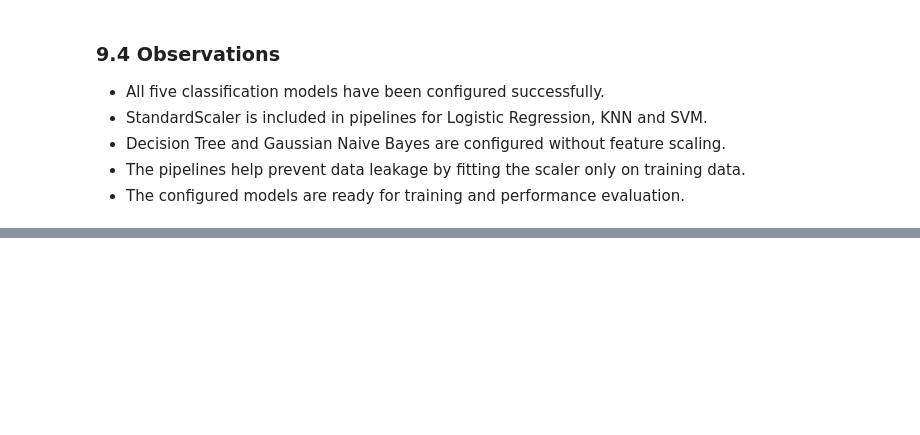
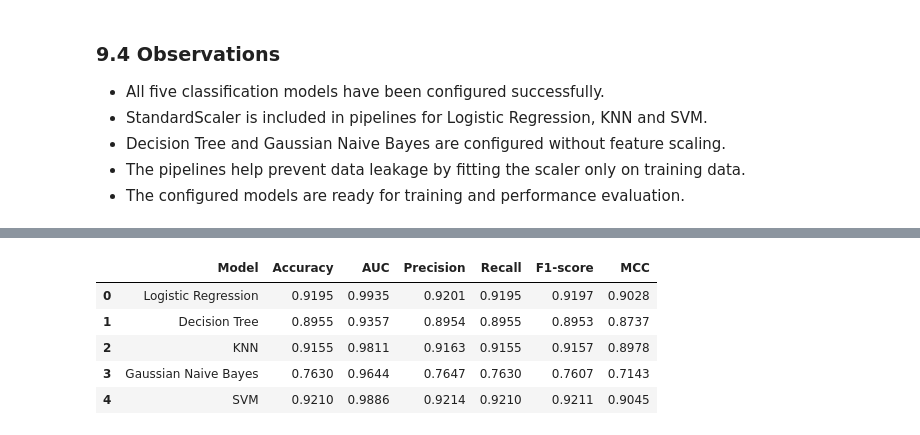
Before and after one commit to sharmisharapinj/BITS_ML_Assignment_2, a Jupyter notebook: ML_Assignment_2.ipynb, the cells around one changed output, grey strips where cells are left out. Saved outputs shown, nothing was run; the diff lists cells and outputs as text; code cells hidden in the pictures; blank space fills up the shorter version.

Commit message:
feat: train and evaluate five classification models

```diff
--- a/ML_Assignment_2.ipynb
+++ b/ML_Assignment_2.ipynb
@@ -465,12 +466,12 @@ knn = Pipeline([
 # Gaussian Naive Bayes
 naive_bayes = GaussianNB()
 
-# Support Vector Machine with feature scaling
+# Support Vector Machine with feature scaling and probability calibration
 svm = Pipeline([
     ("scaler", StandardScaler()),
-    ("classifier", SVC(
-        probability=True,
-        random_state=42
+    ("classifier", CalibratedClassifierCV(
+        estimator=SVC(random_state=42),
+        ensemble=False
     ))
 ])
 
@@ -510,0 +526,5 @@ SVM: Pipeline
+# %%
+# Train all five classification models
+for model_name, model in models.items():
+    model.fit(X_train, y_train)
+    print(f"{model_name} trained successfully!")
@@ -510,0 +543,7 @@ SVM: Pipeline
+# %%
+# Generate predictions using all five trained models
+predictions = {}
+
+for model_name, model in models.items():
+    predictions[model_name] = model.predict(X_test)
+    print(f"Predictions generated for {model_name}!")
@@ -510,0 +569,61 @@ SVM: Pipeline
+# %%
+# Initialize a list to store evaluation results
+evaluation_results = []
+
+# Evaluate each classification model
+for model_name, model in models.items():
+
+    # Retrieve actual and predicted labels
+    y_pred = predictions[model_name]
+
+    # Calculate probability scores for multiclass AUC
+    y_proba = model.predict_proba(X_test)
+
+    # Calculate evaluation metrics
+    accuracy = accuracy_score(y_test, y_pred)
+
+    auc = roc_auc_score(
+        y_test,
+        y_proba,
+        multi_class="ovr",
+        average="weighted",
+        labels=model.classes_
+    )
+
+    precision = precision_score(
+        y_test, y_pred, average="weighted", zero_division=0
+    )
+
+    recall = recall_score(
+        y_test, y_pred, average="weighted", zero_division=0
+    )
+
+    f1 = f1_score(
+        y_test, y_pred, average="weighted", zero_division=0
+    )
+
+    mcc = matthews_corrcoef(y_test, y_pred)
+
+    # Store the results
+    evaluation_results.append({
+        "Model": model_name,
+        "Accuracy": accuracy,
+        "AUC": auc,
+        "Precision": precision,
+        "Recall": recall,
+        "F1-score": f1,
+        "MCC": mcc
+    })
+
+# Create the model comparison DataFrame
+results_df = pd.DataFrame(evaluation_results)
+
+# Display the evaluation results
+display(results_df.round(4))
+# %% [output]
+|  | Model | Accuracy | AUC | Precision | Recall | F1-score | MCC |
+| 0 | Logistic Regression | 0.9195 | 0.9935 | 0.9201 | 0.9195 | 0.9197 | 0.9028 |
+| 1 | Decision Tree | 0.8955 | 0.9357 | 0.8954 | 0.8955 | 0.8953 | 0.8737 |
+| 2 | KNN | 0.9155 | 0.9811 | 0.9163 | 0.9155 | 0.9157 | 0.8978 |
+| 3 | Gaussian Naive Bayes | 0.7630 | 0.9644 | 0.7647 | 0.7630 | 0.7607 | 0.7143 |
+| 4 | SVM | 0.9210 | 0.9886 | 0.9214 | 0.9210 | 0.9211 | 0.9045 |
```
Also changed, not shown: parts of 8 cells of this notebook.
